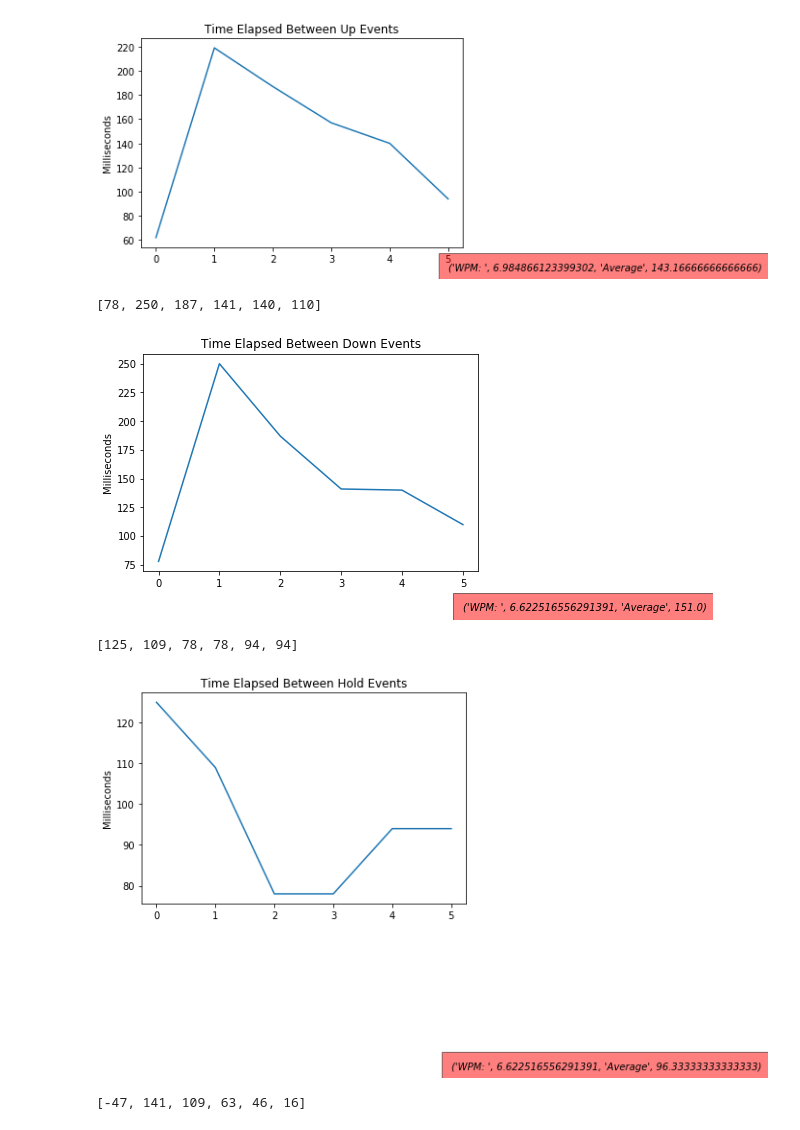
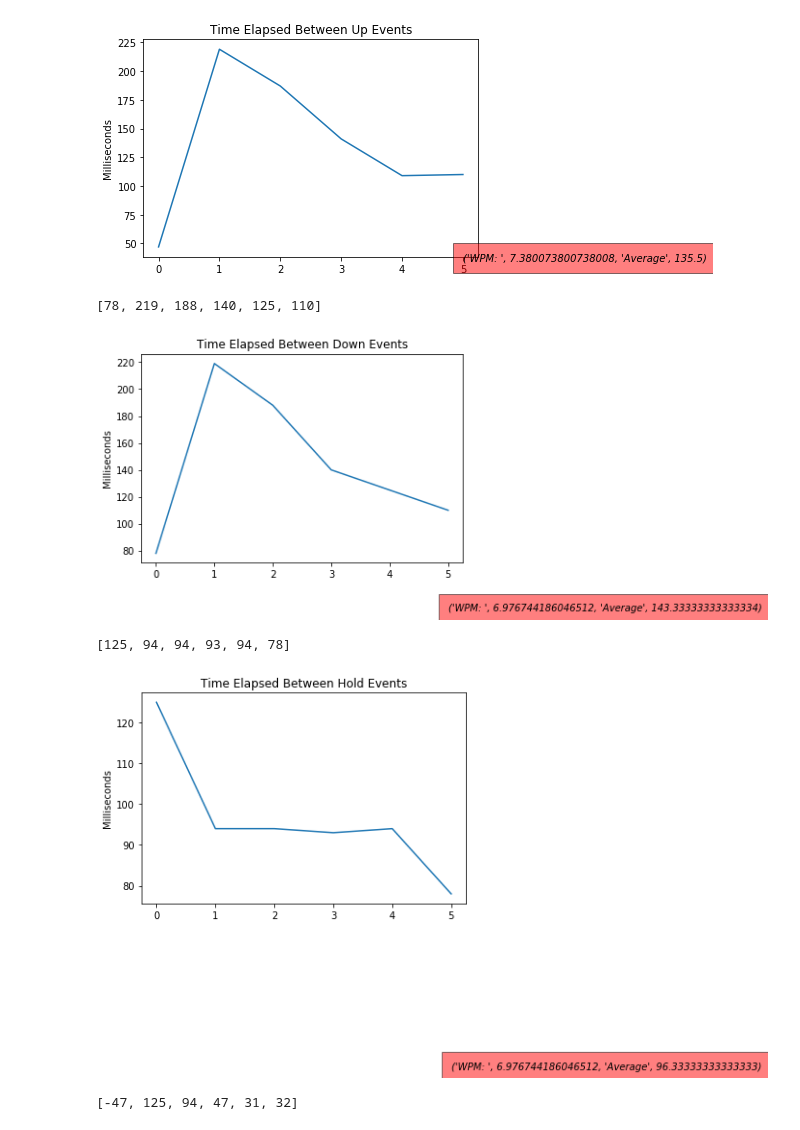
Before and after one commit to Eldar7/keystroke, a Jupyter notebook: keystroke analyse userdata.ipynb, the cells around one changed output. Cells and saved outputs as stored; diff of their text form; code cells hidden in the pictures.

```diff
--- a/keystroke analyse userdata.ipynb
+++ b/keystroke analyse userdata.ipynb
@@ -108,7 +108,7 @@ userdf#[userdf.username == 'd3'
 # userdf.drop(userdf[userdf.sn == 105].index, inplace=True)
 # userdf.to_csv('userdata.csv', index=False)
 # %%
-sn = 1
+sn = 10
 username = 'george'
 print(userdf[(userdf.sn == sn) & (userdf.username == username)])
 timeBetweenUPS(userdf[(userdf.sn == sn) & (userdf.username == username)])
@@ -135,6 +135,6 @@ timeBetweenKey(userdf[(userdf.sn == sn) & (userdf.username == username)])
-[figure, old version]
+[figure, new version]
-[78, 250, 187, 141, 140, 110]
+[78, 219, 188, 140, 125, 110]
-[figure, old version]
+[figure, new version]
-[125, 109, 78, 78, 94, 94]
+[125, 94, 94, 93, 94, 78]
-[figure, old version]
+[figure, new version]
-[-47, 141, 109, 63, 46, 16]
+[-47, 125, 94, 47, 31, 32]
```
Also changed, not shown: parts of 6 cells of this notebook, 1 other file.
